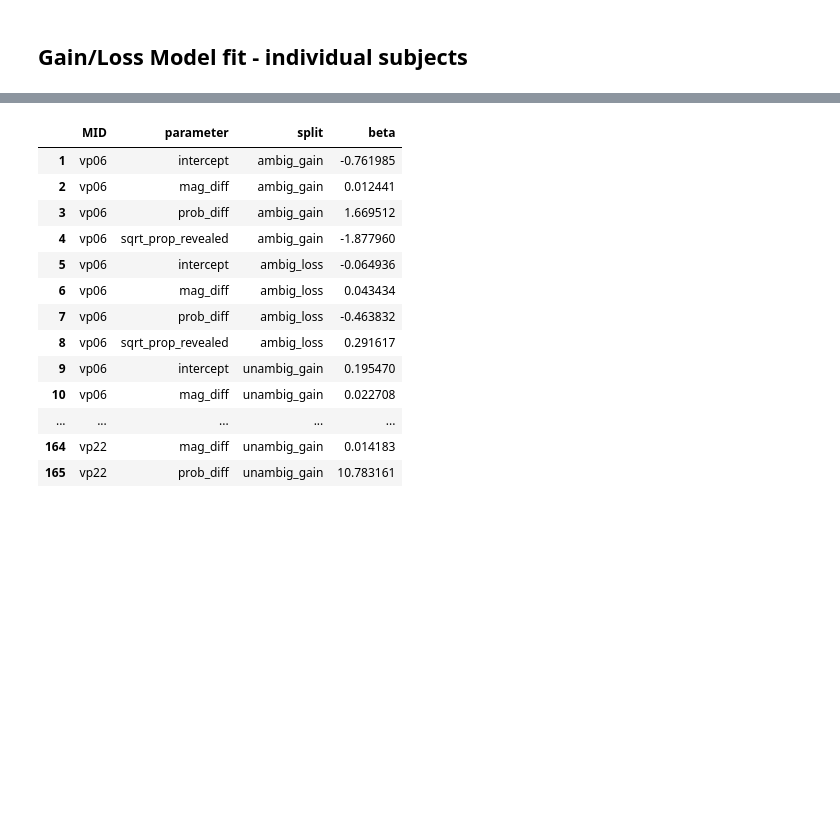
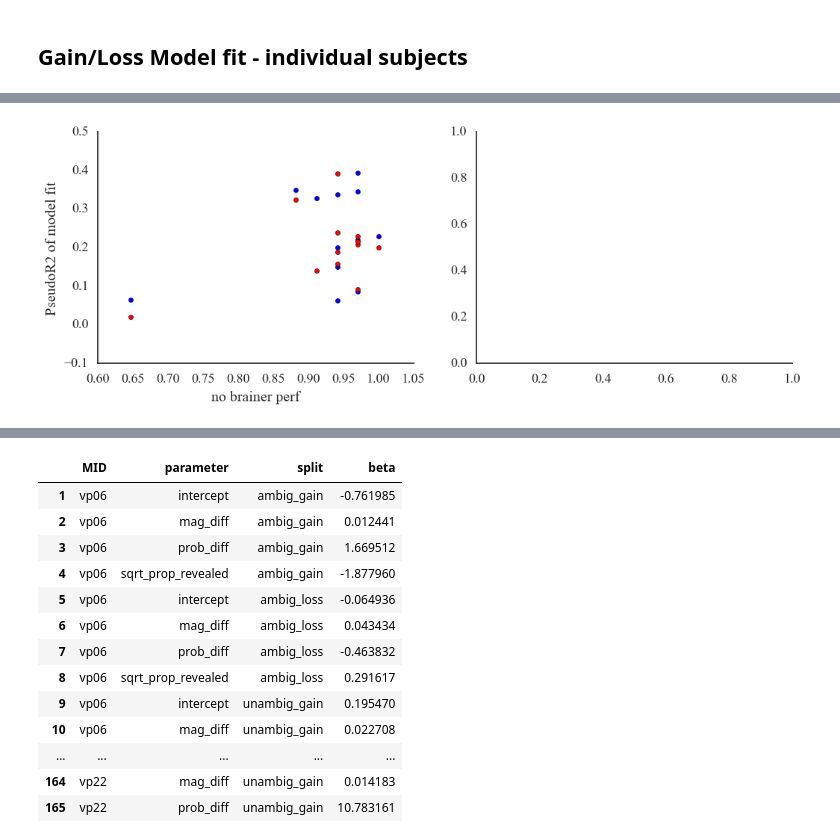
Before and after one commit to crgagne/ambi_gain_loss_shock, a Jupyter notebook: notebooks/Logistic_Regression.ipynb, the cells around one changed output, grey strips where cells are left out. Cells and saved outputs as stored; diff of their text form; code cells hidden in the pictures; blank space fills up the shorter version.

Commit message:
started plotting

```diff
--- a/notebooks/Logistic_Regression.ipynb
+++ b/notebooks/Logistic_Regression.ipynb
@@ -173,0 +248,14 @@ Logit Regression Results
+# %%
+
+plt.style.use(['seaborn-white', 'seaborn-paper'])
+matplotlib.rc("font", family="Times New Roman")
+sns.set_context('talk')
+fig,axes =plt.subplots(1,2, figsize=(12,4))
+axes[0].scatter(model_summary_df.nbperf,model_summary_df.pseudoR2_ambig_gain,label='gain trials', c='b')
+axes[0].scatter(model_summary_df.nbperf,model_summary_df.pseudoR2_ambig_loss,label='loss trials', c='r')
+sns.despine()
+axes[0].set_xlabel('no brainer perf')
+axes[0].set_ylabel('PseudoR2 of model fit')
+plt.legend()
+# %% [output]
+[figure, added]
```
Also changed, not shown: parts of 34 cells of this notebook, 1 other file.
